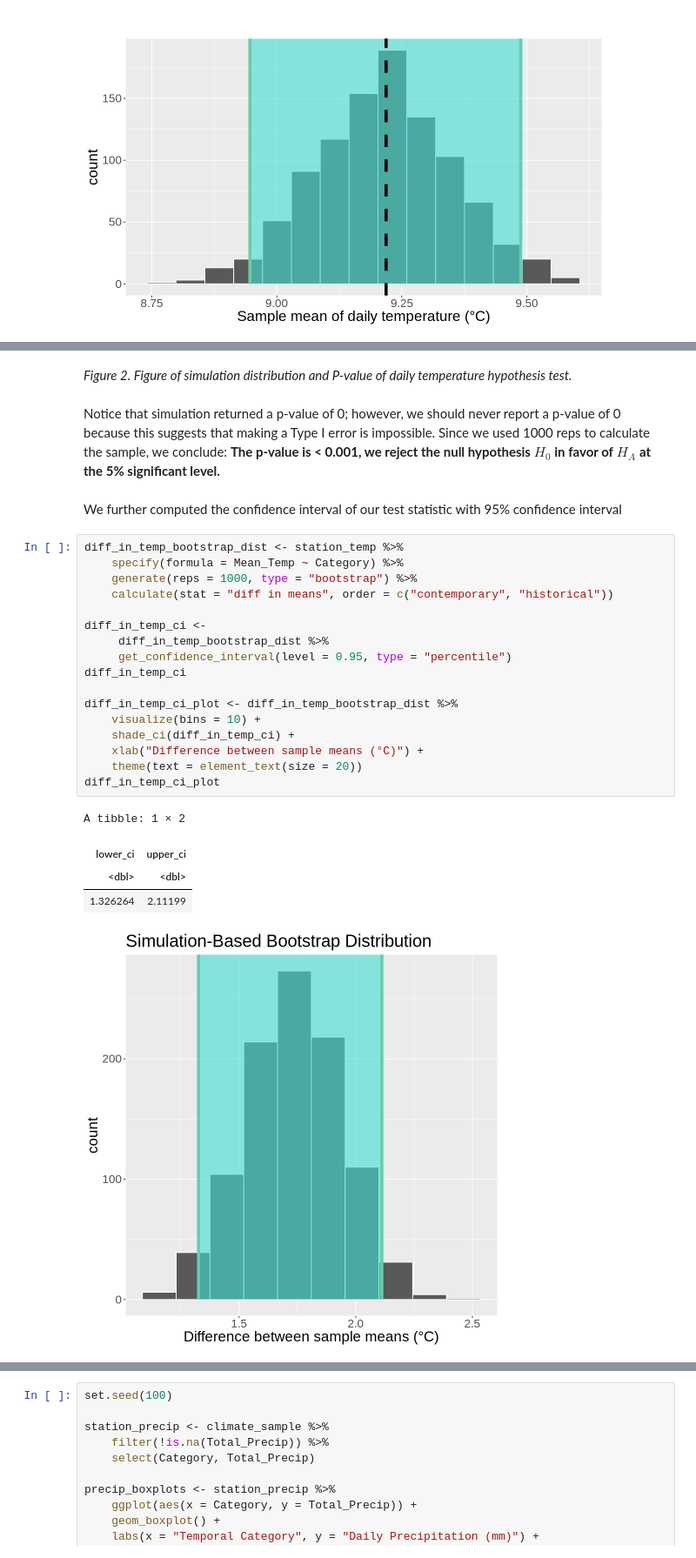
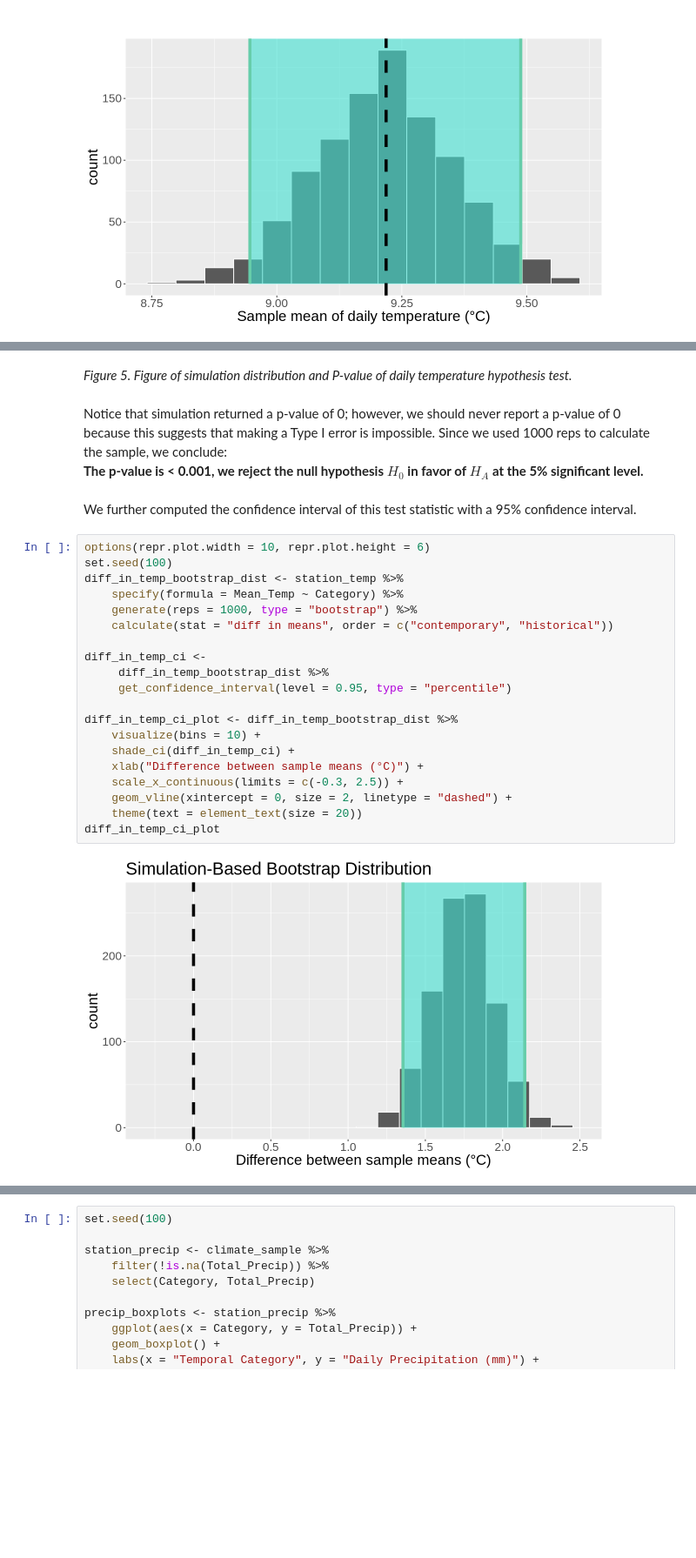
Before and after one commit to yxing6/STAT201-GroupProject-Climate, a Jupyter notebook: STAT201-Group17-ProjectProposal.ipynb, the cells around one changed output, grey strips where cells are left out. Shown at 87% size. Cells and saved outputs as stored; diff of their text form; blank space fills up the shorter version.

```diff
--- a/STAT201-Group17-ProjectProposal.ipynb
+++ b/STAT201-Group17-ProjectProposal.ipynb
@@ -259,30 +251,29 @@ A tibble: 1 × 1
 # %% [markdown]
-*Figure 2. Figure of simulation distribution and P-value of daily temperature hypothesis test.*
+*Figure 5. Figure of simulation distribution and P-value of daily temperature hypothesis test.*
 # %% [markdown]
 Notice that simulation returned a p-value of 0; however, we should never report a p-value of 0 because this suggests that making a Type I error is impossible. Since we used 1000 reps to calculate the sample, we conclude:
 **The p-value is < 0.001, we reject the null hypothesis $H_0$ in favor of $H_A$ at the 5% significant level.**
 # %% [markdown]
-We further computed the confidence interval of our test statistic with 95% confidence interval
+We further computed the confidence interval of this test statistic with a 95% confidence interval.
 # %%
+options(repr.plot.width = 10, repr.plot.height = 6)
+set.seed(100)
 diff_in_temp_bootstrap_dist <- station_temp %>%
     specify(formula = Mean_Temp ~ Category) %>%
     generate(reps = 1000, type = "bootstrap") %>%
     calculate(stat = "diff in means", order = c("contemporary", "historical"))
 
 diff_in_temp_ci <-
      diff_in_temp_bootstrap_dist %>%
      get_confidence_interval(level = 0.95, type = "percentile")
-diff_in_temp_ci
 
 diff_in_temp_ci_plot <- diff_in_temp_bootstrap_dist %>%
     visualize(bins = 10) +
     shade_ci(diff_in_temp_ci) +
     xlab("Difference between sample means (°C)") +
+    scale_x_continuous(limits = c(-0.3, 2.5)) +
+    geom_vline(xintercept = 0, size = 2, linetype = "dashed") +
     theme(text = element_text(size = 20))
 diff_in_temp_ci_plot
 # %% [output]
-A tibble: 1 × 2
-| lower_ci | upper_ci |
-| <dbl> | <dbl> |
-| 1.326264 | 2.11199 |
-[figure, old version]
+[figure, new version]
```
Also changed, not shown: parts of 19 cells of this notebook.
